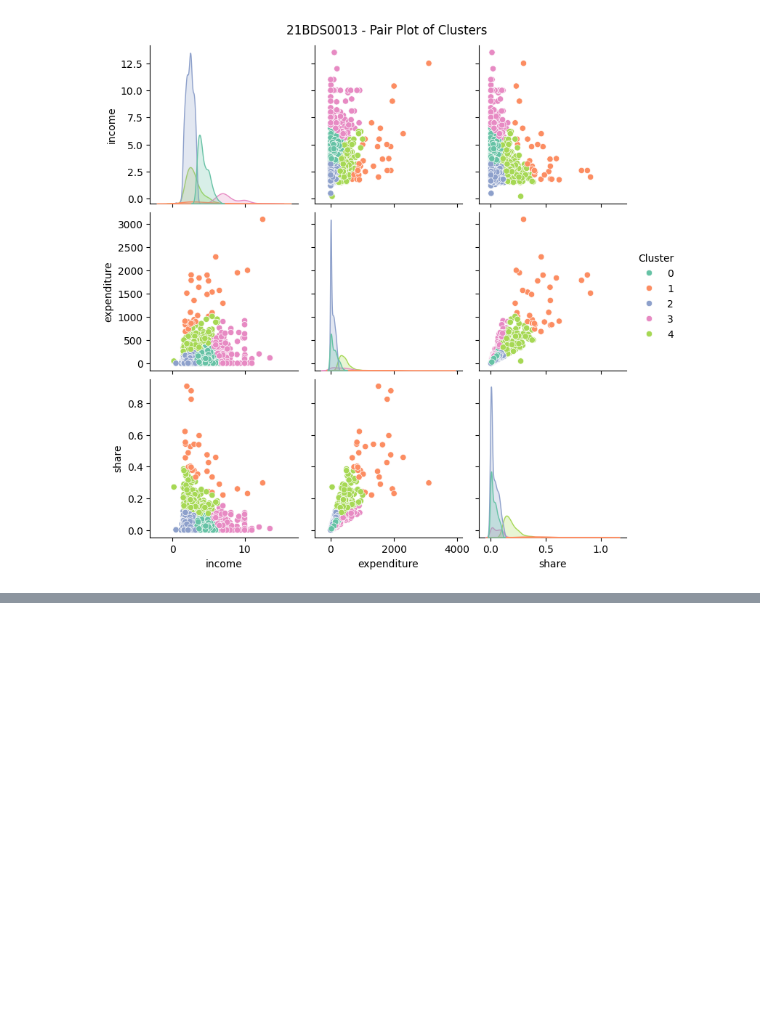
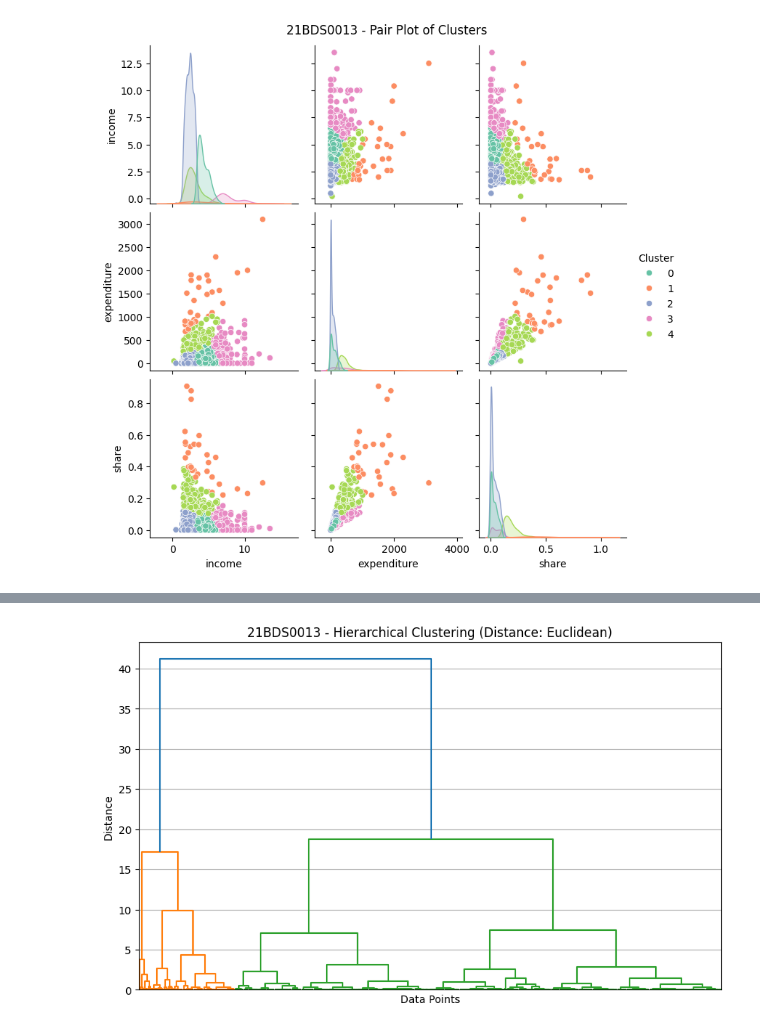
Before and after one commit to harshrjain/EDA, a Jupyter notebook: 21BDS0013.ipynb, the cells around one changed output, grey strips where cells are left out. Saved outputs shown, nothing was run; the diff lists cells and outputs as text; code cells hidden in the pictures; blank space fills up the shorter version.

```diff
--- a/21BDS0013.ipynb
+++ b/21BDS0013.ipynb
@@ -769,0 +792,13 @@ plt.show()
+# %%
+#6. Hierarchical Clustering with Euclidean Distance
+Z_euclidean = linkage(income_scaled, method='ward', metric='euclidean')
+
+plt.figure(figsize=(10, 6))
+dendrogram(Z_euclidean, no_labels=True)
+plt.title("21BDS0013 - Hierarchical Clustering (Distance: Euclidean)")
+plt.xlabel("Data Points")
+plt.ylabel("Distance")
+plt.grid(True)
+plt.show()
+# %% [output]
+[figure, added]
```
Also changed, not shown: parts of 9 cells of this notebook.
